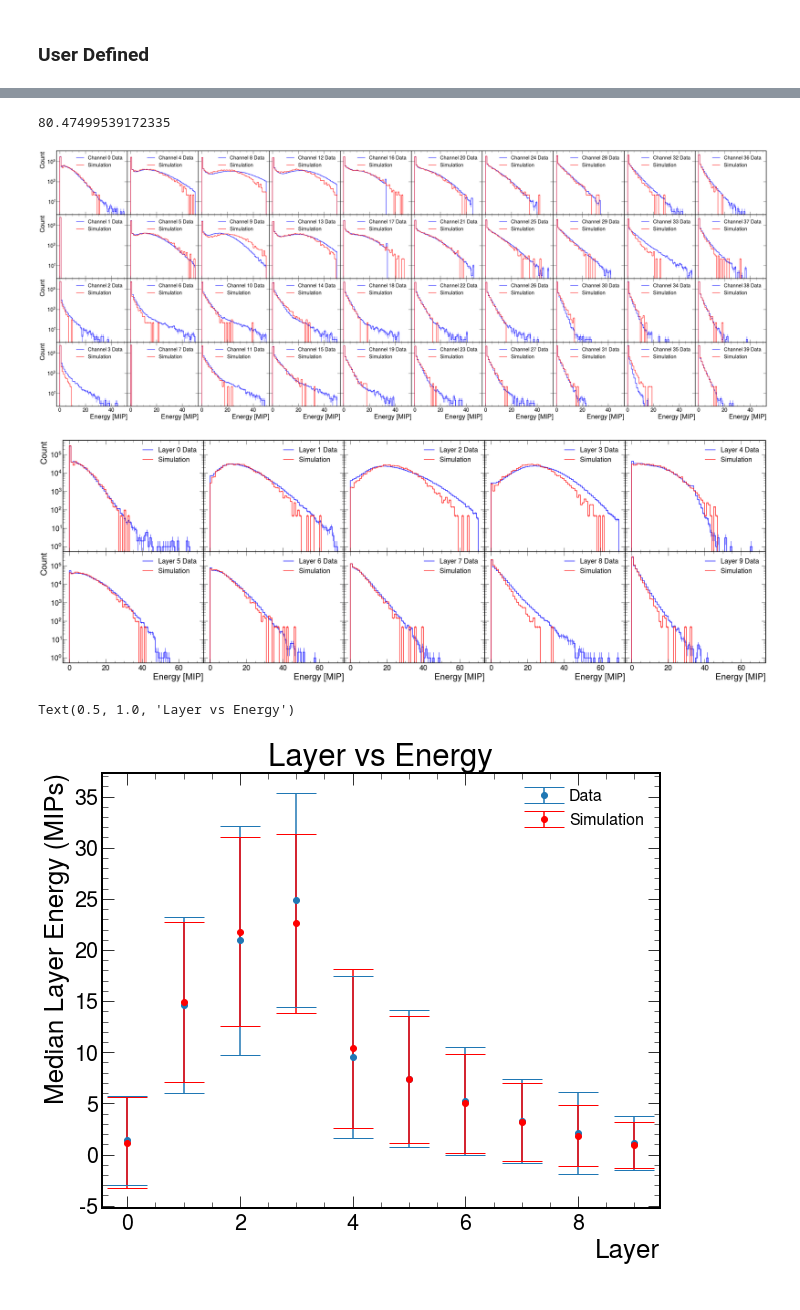
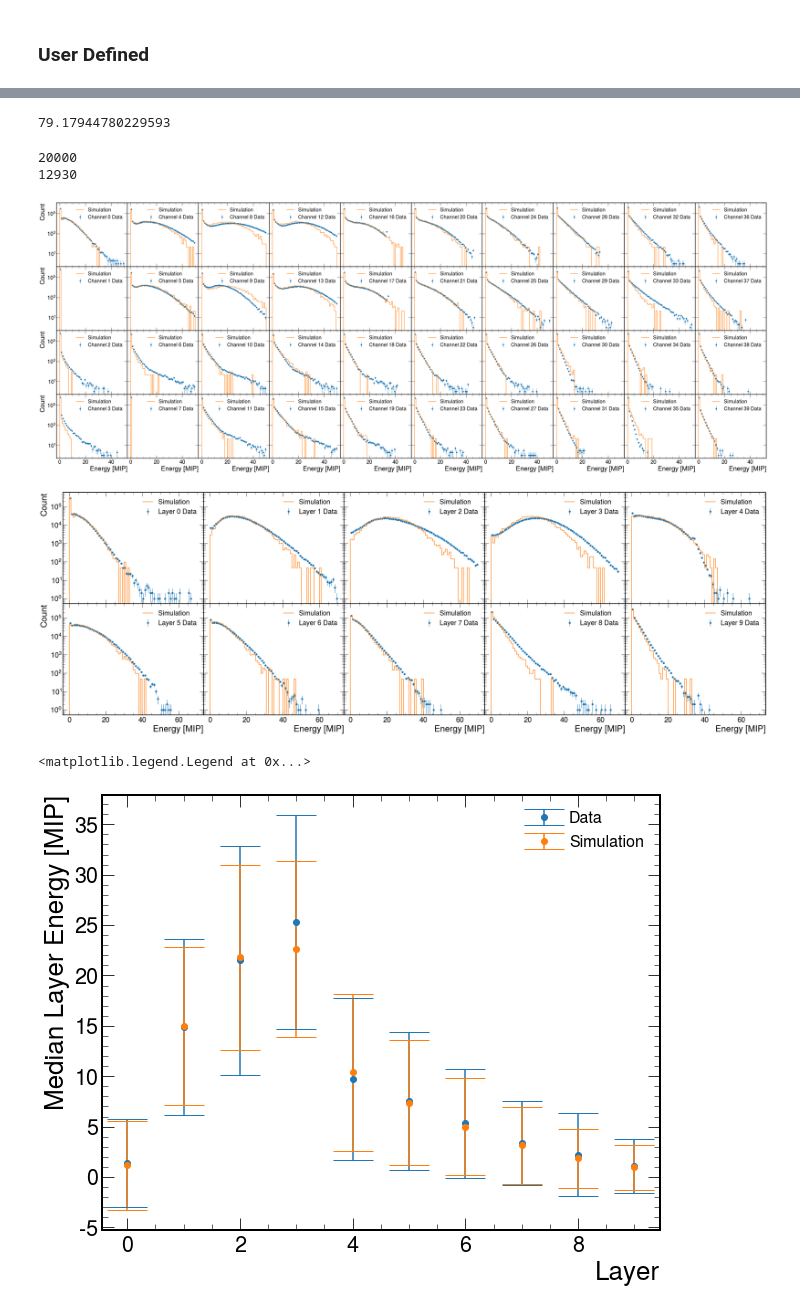
Before and after one commit to sebouh137/beamtest_plots, a Jupyter notebook: TestBeamSimAnalysis.ipynb, the cells around one changed output, grey strips where cells are left out. Drawn from its saved outputs; the diff is of its cells as text; code cells hidden in the pictures.

```diff
--- a/TestBeamSimAnalysis.ipynb
+++ b/TestBeamSimAnalysis.ipynb
@@ -26,10 +26,23 @@ plt.rcParams["legend.fontsize"] = 16
 # %% [markdown]
 ### User Defined
 # %%
+#Open root file for sim beam data
+input_file = 'reco_e-_4GeV_20000.edm4hep.root'
+events = ur.open("%s:events"%(input_file))
+arrays = events.arrays()
+hitenergy = arrays['HCALHitsReco.energy']
+xpos = arrays['HCALHitsReco.position.x']
+ypos = arrays['HCALHitsReco.position.y']
+zpos = arrays['HCALHitsReco.position.z']
+
+
 #random trigger data
 ptrigDF = pd.read_pickle(r'./PTRIG_LG50_HG50_4k_R28.pkl')
 #beam data
 df = pd.read_pickle(r'./BEAM_LG50_HG50_4k_R27.pkl')
+#cosmic data
+cosmic_df = pd.read_pickle(r'./COSMIC_LG50_HG50_4k_R2.pkl')
+
 #set to 1 for 4k files, 2 for 8k files
 ADCmult = 1
 
@@ -44,7 +57,6 @@ ADCtoMIP = 0.001
 #Pedestal value for simulation, in whatever units the file is in
 SimPedestal = 0
 
-
 simPedMeans = np.full(40, SimPedestal)
 simMips = np.full(40, ADCtoMIP)
 # %%
@@ -71,16 +83,19 @@ for i in range(round(len(df.columns)/2)):
 
     h = hist.Hist(hist.axis.Regular(100, 0, 101, name="Ptrig"))
     h.fill(np.array(getattr(ptrigDF,"Ch_{}_LG".format("{:02d}".format(i)))))
-    h.plot(color='blue',label=f"Channel {i} PTRIG Data")
+    #h.plot(color='blue',label=f"Channel {i} PTRIG Data")
 
     data = h.values()[()]
     bins = h.axes[0].edges[:-1]
+    plt.errorbar(bins,data,yerr=np.sqrt(data),fmt='o',ecolor='tab:blue', color='tab:blue', capsize=0, elinewidth=1, markeredgewidth=0,label=f"Channel {i} PTRIG Data")
 
     # Initial parameter values for the fit
     initial_params = [max(h), sum(getattr(ptrigDF,"Ch_{}_LG".format("{:02d}".format(i))))/len(getattr(ptrigDF,"Ch_{}_LG".format("{:02d}".format(i)))), 3.]
 
     # Create Minuit object and set up the fit
     m = Minuit(least_squares_loss, A=initial_params[0], mu=initial_params[1], sigma=initial_params[2])
+    # Set limits for the sigma parameter
+    m.limits["sigma"] = (0, None)
     # Perform the fit
     m.migrad()
     # Get the fitted parameters
@@ -91,7 +106,7 @@ for i in range(round(len(df.columns)/2)):
 
     x = np.linspace(0, 100, 1000)
     y_fit = gauss(x, A_fit, mu_fit, sigma_fit)
-    plt.plot(x, y_fit, 'blue', label='Fit')
+    plt.plot(x, y_fit, 'tab:orange', label='Fit')
 
     plt.legend(loc='upper right', fontsize=20)
 
@@ -278,17 +415,17 @@ def create_boolean_mask(chnum, layers, xpos, ypos):
 # %%
 #Create a calibrated dataframe with test beam data, applying pedestal shifts, MIP scaling, and a MIP cut
 
-mips = [52.74750277855359, 48.30860848773839, 53.943404039851835, 44.92190677955567, 61.26714324627709, 65.86727404494636,
-50.49966238440961, 55.02522837553596, 46.61446015527332, 60.39973772203866, 55.30173491280392, 62.707398178412745,
-50.482420120919734, 62.40987646935536, 59.02966599638661, 55.30173491280392, 123.13587491197416, 118.85827154485337,
-93.36027551977364, 104.55347745998186, 88.72268957494947, 87.9317698337502, 99.4048611423608, 109.98290193288523,
-102.39942115610283, 82.29288341793296, 93.36027551977364, 93.1310966604848, 120.5428145522235, 96.02936108638767,
-107.29564320373284, 93.36027551977364, 78.16073077714876, 62.53205599751284, 90.81216227164441, 90.71800272849238,
-109.00527397085415, 109.68782873235487, 85.36866495961932, 93.52544458950403]
+#mips = [52.74750277855359, 48.30860848773839, 53.943404039851835, 44.92190677955567, 61.26714324627709, 65.86727404494636,
+#50.49966238440961, 55.02522837553596, 46.61446015527332, 60.39973772203866, 55.30173491280392, 62.707398178412745,
+#50.482420120919734, 62.40987646935536, 59.02966599638661, 55.30173491280392, 123.13587491197416, 118.85827154485337,
+#93.36027551977364, 104.55347745998186, 88.72268957494947, 87.9317698337502, 99.4048611423608, 109.98290193288523,
+#102.39942115610283, 82.29288341793296, 93.36027551977364, 93.1310966604848, 120.5428145522235, 96.02936108638767,
+#107.29564320373284, 93.36027551977364, 78.16073077714876, 62.53205599751284, 90.81216227164441, 90.71800272849238,
+#109.00527397085415, 109.68782873235487, 85.36866495961932, 93.52544458950403]
 mips = [i * ADCmult for i in mips]
 print(np.mean(mips))
 
 data_df = calibrate_dataframe(df, mips, pedMeans)
 beamEvts = len(data_df)
 # %% [output]
-80.47499539172335
+79.17944780229593
@@ -305,6 +432,8 @@ layers = assign_layer_numbers(zpos)
 # %%
 # Create an empty dictionary to store column names and values
 data = {}
+
+layers = assign_layer_numbers(zpos)
 
 # Iterate over the range of column numbers
 for ch in range(40):
@@ -318,10 +447,15 @@ for ch in range(40):
 # Create the DataFrame from the dictionary
 
 sim_df = pd.DataFrame(data)
+print(len(sim_df))
 
 sim_df = calibrate_dataframe(sim_df, simMips, simPedMeans)
 
 simEvts = len(sim_df)
+print(simEvts)
+# %% [output]
+20000
+12930
 # %%
 #Plot channel spectra for measurement data and simulation
 
@@ -339,26 +473,26 @@ for i in range(40):
     h = hist.Hist(hist.axis.Regular(50, 0, 50, name="data"))
     h.fill(np.array(getattr(data_df,"Ch_{}_LG".format("{:02d}".format(i)))))
     h *= 1.0
-    h.plot(color='blue',label=f"Channel {i} Data")
+    #h.plot(color='blue',label=f"Channel {i} Data")
 
     # Calculate the square root of the histogram values (errors)
     errors = np.sqrt(h.view())
     # Create a numpy array for the bin centers
     bin_centers = 0.5 * (h.axes[0].edges[:-1] + h.axes[0].edges[1:])
     # Plot the histogram with error bars
-    plt.errorbar(bin_centers, h.view(), yerr=errors, fmt='none', ecolor='blue', capsize=0, elinewidth=1, markeredgewidth=0)
+    plt.errorbar(bin_centers, h.view(), yerr=errors, fmt='o', ecolor='tab:blue', color='tab:blue', capsize=0, elinewidth=1, markeredgewidth=0,label=f"Channel {i} Data",zorder=1)
 
     h = hist.Hist(hist.axis.Regular(50, 0, 50, name="sim"))
     h.fill(np.array(getattr(sim_df,"Ch_{}_LG".format("{:02d}".format(i)))))
     h *= beamEvts/simEvts
-    h.plot(color='red',label="Simulation")
+    h.plot(color='tab:orange',label="Simulation",zorder=2)
 
     # Calculate the square root of the histogram values (errors)
     errors = np.sqrt(h.view())
     # Create a numpy array for the bin centers
     bin_centers = 0.5 * (h.axes[0].edges[:-1] + h.axes[0].edges[1:])
     # Plot the histogram with error bars
-    plt.errorbar(bin_centers, h.view(), yerr=errors, fmt='none', ecolor='red', capsize=0, elinewidth=1, markeredgewidth=0)
+    #plt.errorbar(bin_centers, h.view(), yerr=errors, fmt='none', ecolor='tab:orange', capsize=0, elinewidth=1, markeredgewidth=0,zorder=2)
 
     plt.yscale("log")
     plt.legend(loc='upper right', fontsize=20)
@@ -376,7 +510,7 @@ for i in range(40):
 plt.tight_layout(pad=0.0)
 plt.subplots_adjust(hspace=0.0, wspace=0.0)
 # %% [output]
-[figure, old version]
+[figure, new version]
 # %%
 import hist
 
@@ -406,7 +540,7 @@ for i in range(10):
     h = hist.Hist(hist.axis.Regular(70, 0, 70, name="data"))
     h.fill(datCh)
     h *= 1.0
-    h.plot(color='blue',label=f"Layer {i} Data")
+    #h.plot(color='blue',label=f"Layer {i} Data")
 
 
     # Calculate the square root of the histogram values (errors)
@@ -414,7 +548,7 @@ for i in range(10):
     # Create a numpy array for the bin centers
     bin_centers = 0.5 * (h.axes[0].edges[:-1] + h.axes[0].edges[1:])
     # Plot the histogram with error bars
-    plt.errorbar(bin_centers, h.view(), yerr=errors, fmt='none', ecolor='blue', capsize=0, elinewidth=1, markeredgewidth=0)
+    plt.errorbar(bin_centers, h.view(), yerr=errors, fmt='o', color='tab:blue', ecolor='tab:blue', capsize=0, elinewidth=1, markeredgewidth=0, label=f"Layer {i} Data",zorder=1)
 
     simCh = calculate_channel_sums(sim_df, channel_numbers)
 
@@ -424,14 +558,14 @@ for i in range(10):
     h = hist.Hist(hist.axis.Regular(70, 0, 70, name="sim"))
     h.fill(simCh)
     h *= beamEvts/simEvts
-    h.plot(color='red',label="Simulation")
+    h.plot(color='tab:orange',label="Simulation",zorder=2)
 
     # Calculate the square root of the histogram values (errors)
     errors = np.sqrt(h.view())
     # Create a numpy array for the bin centers
     bin_centers = 0.5 * (h.axes[0].edges[:-1] + h.axes[0].edges[1:])
     # Plot the histogram with error bars
-    plt.errorbar(bin_centers, h.view(), yerr=errors, fmt='none', ecolor='red', capsize=0, elinewidth=1, markeredgewidth=0)
+    #plt.errorbar(bin_centers, h.view(), yerr=errors, fmt='none', ecolor='red', capsize=0, elinewidth=1, markeredgewidth=0)
 
     plt.yscale("log")
     if i >= 5:
@@ -443,17 +577,16 @@ for i in range(10):
 plt.tight_layout(pad=0.0)
 plt.subplots_adjust(hspace=0.0)
 # %% [output]
-[figure, old version]
+[figure, new version]
 # %%
-plt.errorbar(range(0,10), DataMed, yerr=DataStd, fmt="o", label='Data',capsize=20)
-plt.errorbar(range(0,10), SimMed, yerr=SimStd, fmt="o", color='red', label='Simulation',capsize=20)
+plt.errorbar(range(0,10), DataMed, yerr=DataStd, fmt="o", color='tab:blue', label='Data',capsize=20)
+plt.errorbar(range(0,10), SimMed, yerr=SimStd, fmt="o", color='tab:orange', label='Simulation',capsize=20)
 plt.xlabel('Layer')
-plt.ylabel('Median Layer Energy (MIPs)')
+plt.ylabel('Median Layer Energy [MIP]')
 plt.legend()
-plt.title('Layer vs Energy')
 # %% [output]
-Text(0.5, 1.0, 'Layer vs Energy')
+<matplotlib.legend.Legend at 0x...>
-[figure, old version]
+[figure, new version]
 # %%
 #plot calibrated total energy spectra, this is where we get our detector resolution
 
```
Also changed, not shown: parts of 14 cells of this notebook, 3 other files.
